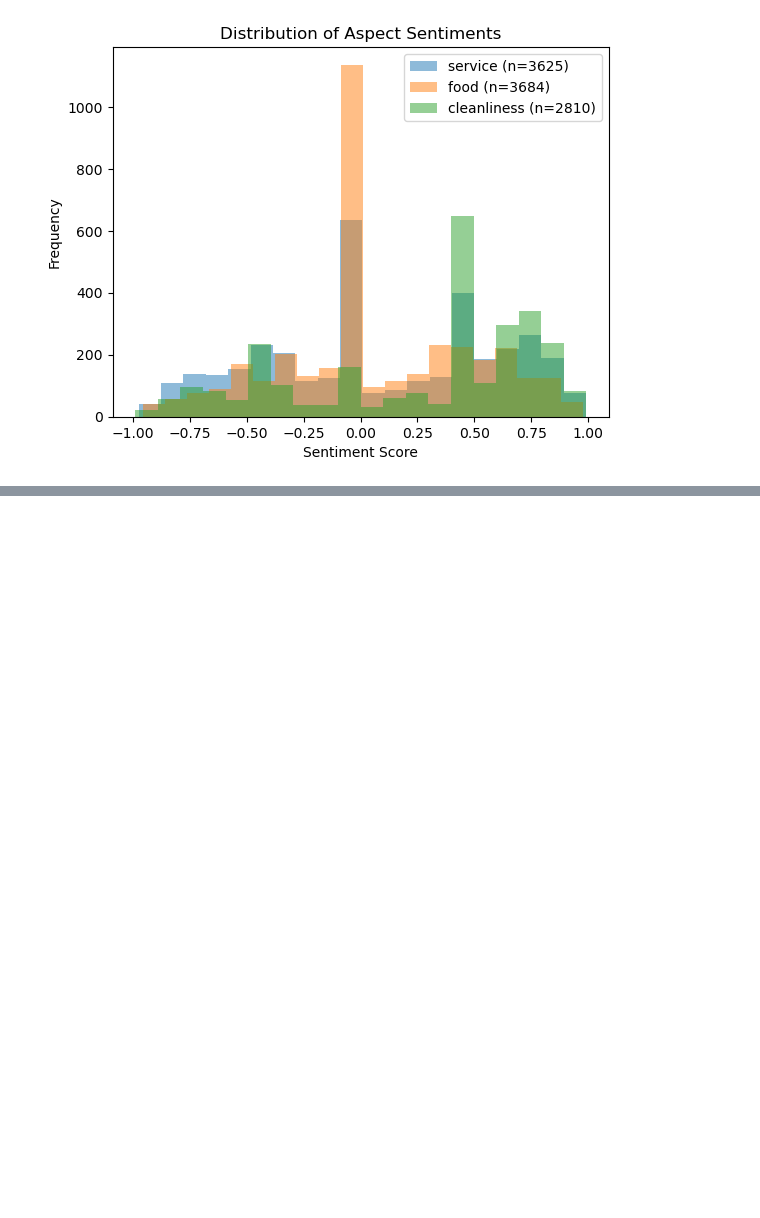
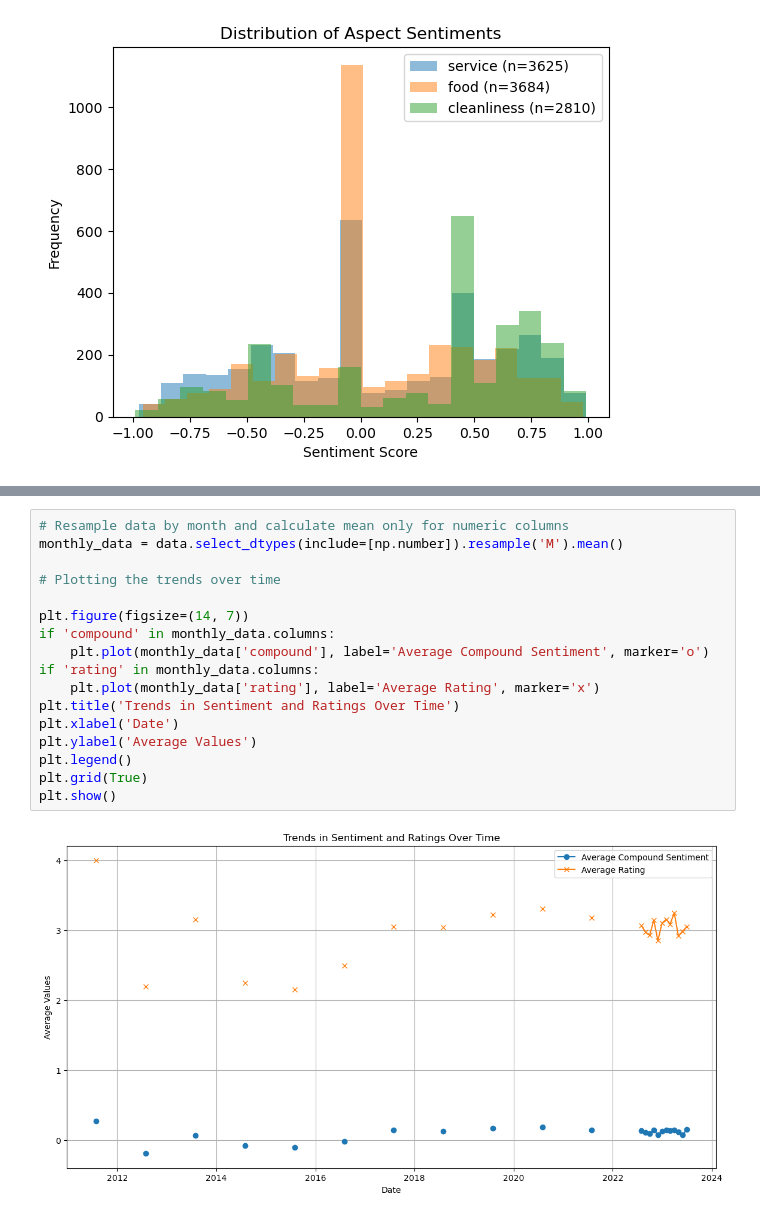
Before and after one commit to wickkan/mcdonalds-analysis, a Jupyter notebook: mcdonalds_analysis.ipynb, the cells around one changed output, grey strips where cells are left out. Drawn from its saved outputs; the diff is of its cells as text; blank space fills up the shorter version.

```diff
--- a/mcdonalds_analysis.ipynb
+++ b/mcdonalds_analysis.ipynb
@@ -195,0 +258,19 @@ plt.show()
+# %%
+# Resample data by month and calculate mean only for numeric columns
+monthly_data = data.select_dtypes(include=[np.number]).resample('M').mean()
+
+# Plotting the trends over time
+
+plt.figure(figsize=(14, 7))
+if 'compound' in monthly_data.columns:
+    plt.plot(monthly_data['compound'], label='Average Compound Sentiment', marker='o')
+if 'rating' in monthly_data.columns:
+    plt.plot(monthly_data['rating'], label='Average Rating', marker='x')
+plt.title('Trends in Sentiment and Ratings Over Time')
+plt.xlabel('Date')
+plt.ylabel('Average Values')
+plt.legend()
+plt.grid(True)
+plt.show()
+# %% [output]
+[figure, added]
```
Also changed, not shown: parts of 3 cells of this notebook.
